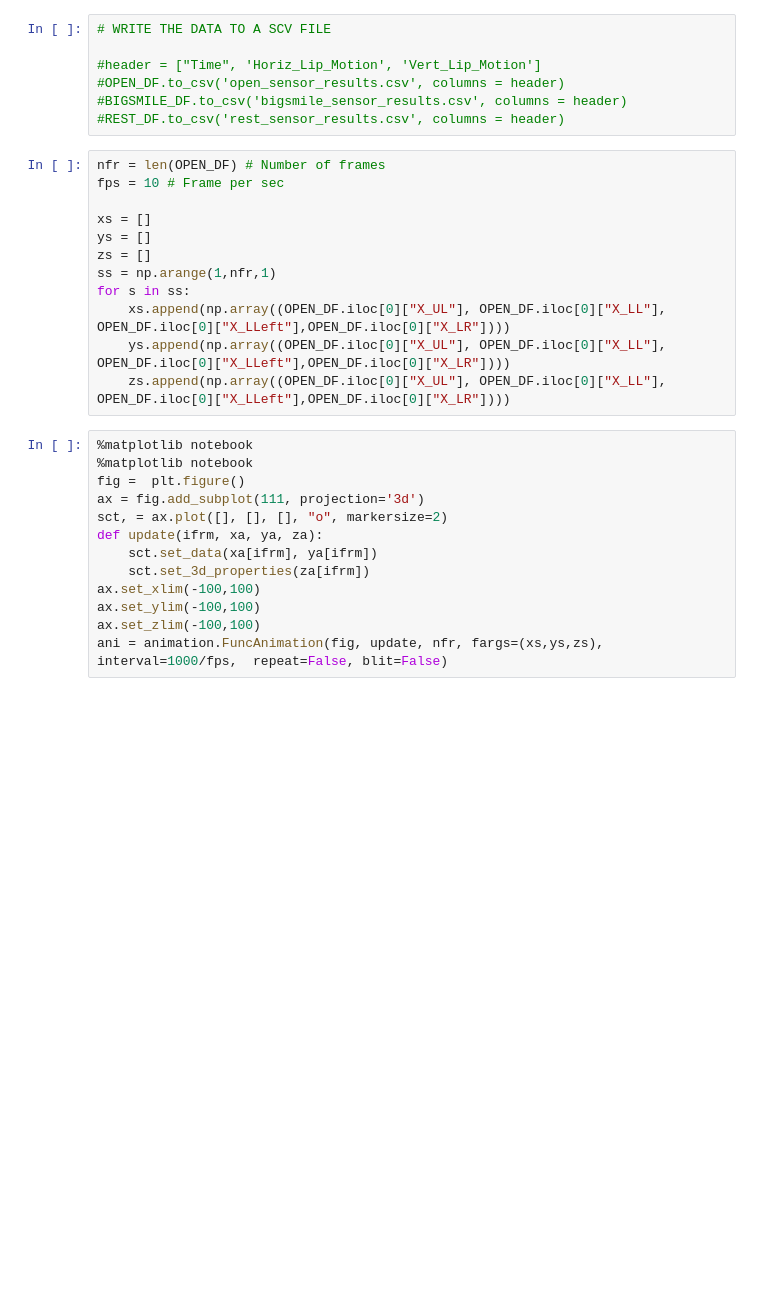
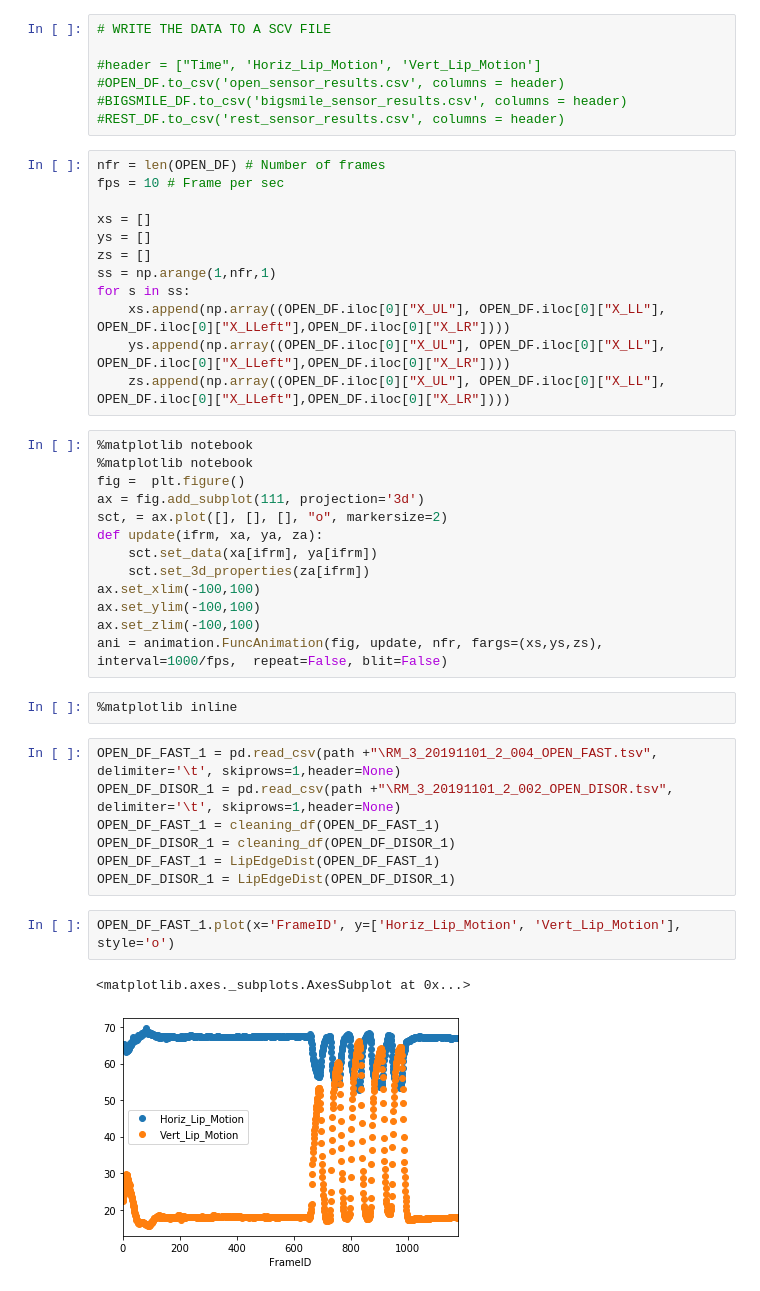
Before and after one commit to denizjafari/ValidationStudy, a Jupyter notebook: ValidationStudy.ipynb, the cells around one changed output. Drawn from its saved outputs; the diff is of its cells as text; blank space fills up the shorter version.

```diff
--- a/ValidationStudy.ipynb
+++ b/ValidationStudy.ipynb
@@ -442,3 +527,17 @@ ax.set_xlim(-100,100)
 ax.set_ylim(-100,100)
 ax.set_zlim(-100,100)
 ani = animation.FuncAnimation(fig, update, nfr, fargs=(xs,ys,zs), interval=1000/fps,  repeat=False, blit=False)
+# %%
+%matplotlib inline
+# %%
+OPEN_DF_FAST_1 = pd.read_csv(path +"\RM_3_20191101_2_004_OPEN_FAST.tsv", delimiter='\t', skiprows=1,header=None)
+OPEN_DF_DISOR_1 = pd.read_csv(path +"\RM_3_20191101_2_002_OPEN_DISOR.tsv", delimiter='\t', skiprows=1,header=None)
+OPEN_DF_FAST_1 = cleaning_df(OPEN_DF_FAST_1)
+OPEN_DF_DISOR_1 = cleaning_df(OPEN_DF_DISOR_1)
+OPEN_DF_FAST_1 = LipEdgeDist(OPEN_DF_FAST_1)
+OPEN_DF_DISOR_1 = LipEdgeDist(OPEN_DF_DISOR_1)
+# %%
+OPEN_DF_FAST_1.plot(x='FrameID', y=['Horiz_Lip_Motion', 'Vert_Lip_Motion'], style='o')
+# %% [output]
+<matplotlib.axes._subplots.AxesSubplot at 0x...>
+[figure, added]
```
Also changed, not shown: parts of 25 cells of this notebook.
